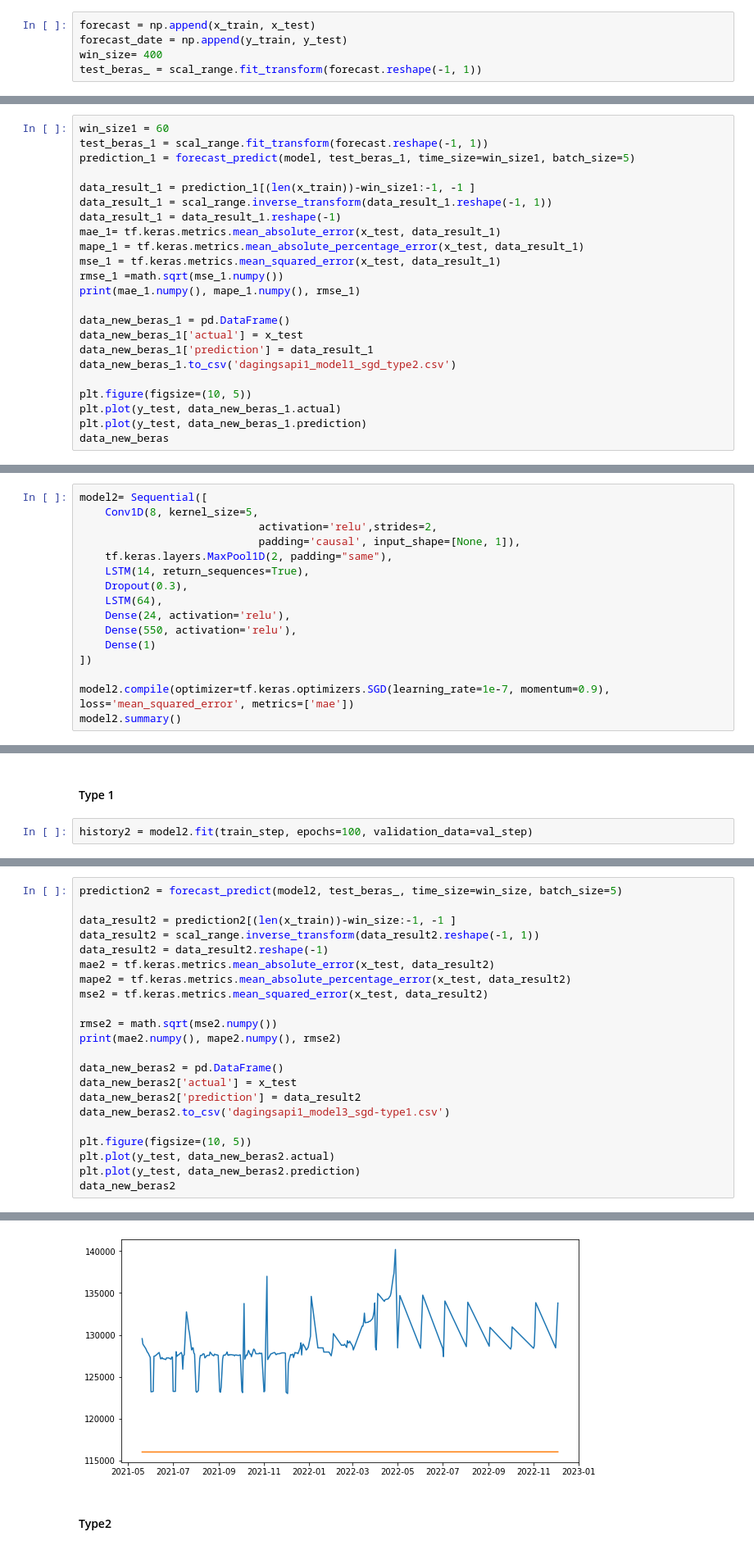
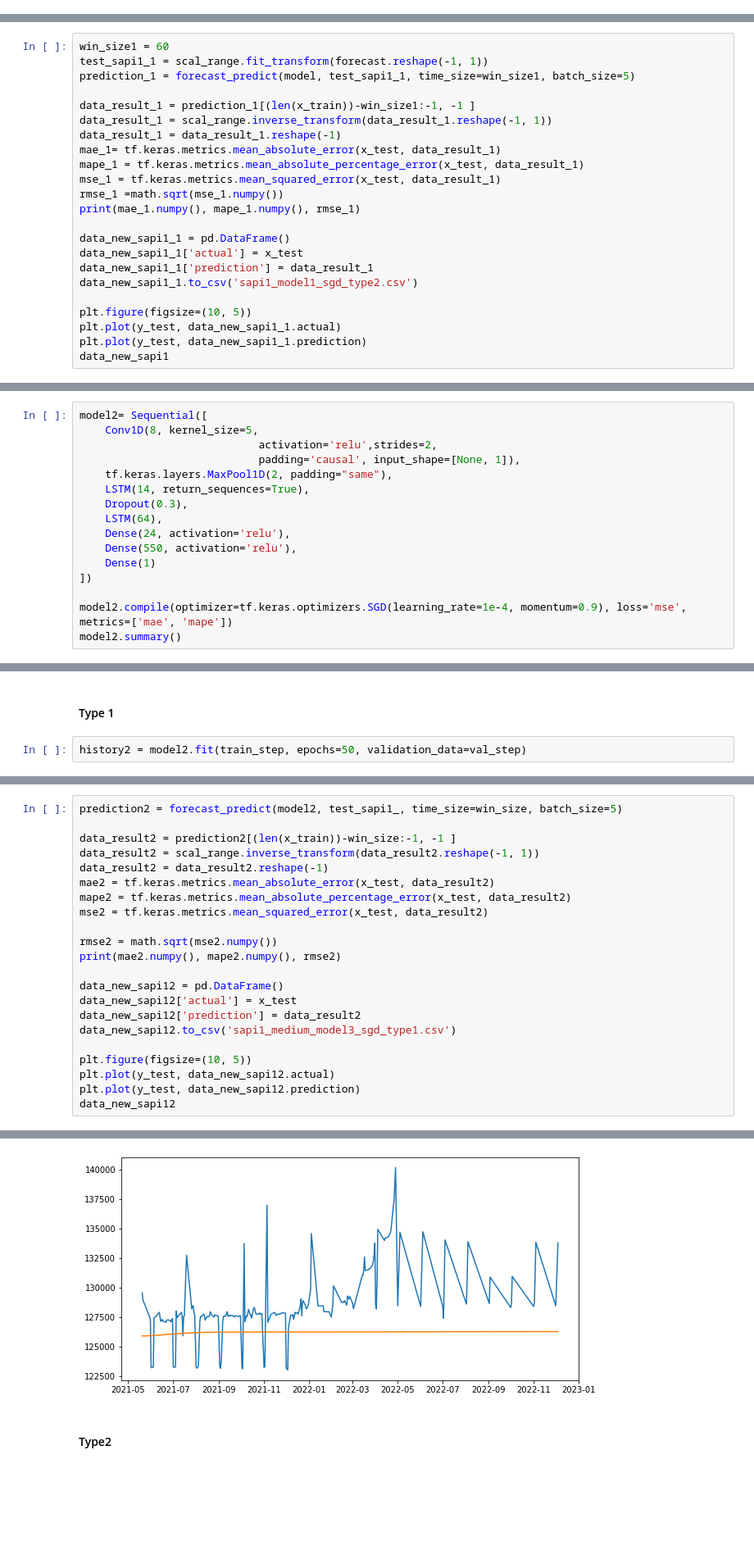
Before and after one commit to mels4/price_predict_Conv-LSTM, a Jupyter notebook: daging_sapi1.ipynb, the cells around one changed output, grey strips where cells are left out. Shown at 82% size. Cells and saved outputs as stored; diff of their text form; blank space fills up the shorter version.

Commit message:
add value training data of daging dapi 1

```diff
--- a/daging_sapi1.ipynb
+++ b/daging_sapi1.ipynb
@@ -172,6 +179 @@ plt.show()
-# %%
-forecast = np.append(x_train, x_test)
-forecast_date = np.append(y_train, y_test)
-win_size= 400
-test_beras_ = scal_range.fit_transform(forecast.reshape(-1, 1))
 # %%
@@ -251,7 +253,7 @@ plt.show()
 # %%
 win_size1 = 60
-test_beras_1 = scal_range.fit_transform(forecast.reshape(-1, 1))
-prediction_1 = forecast_predict(model, test_beras_1, time_size=win_size1, batch_size=5)
+test_sapi1_1 = scal_range.fit_transform(forecast.reshape(-1, 1))
+prediction_1 = forecast_predict(model, test_sapi1_1, time_size=win_size1, batch_size=5)
 
 data_result_1 = prediction_1[(len(x_train))-win_size1:-1, -1 ]
 data_result_1 = scal_range.inverse_transform(data_result_1.reshape(-1, 1))
@@ -262,13 +264,13 @@ mse_1 = tf.keras.metrics.mean_squared_error(x_test, data_result_1)
 rmse_1 =math.sqrt(mse_1.numpy())
 print(mae_1.numpy(), mape_1.numpy(), rmse_1)
 
-data_new_beras_1 = pd.DataFrame()
-data_new_beras_1['actual'] = x_test
-data_new_beras_1['prediction'] = data_result_1
-data_new_beras_1.to_csv('dagingsapi1_model1_sgd_type2.csv')
+data_new_sapi1_1 = pd.DataFrame()
+data_new_sapi1_1['actual'] = x_test
+data_new_sapi1_1['prediction'] = data_result_1
+data_new_sapi1_1.to_csv('sapi1_model1_sgd_type2.csv')
 
 plt.figure(figsize=(10, 5))
-plt.plot(y_test, data_new_beras_1.actual)
-plt.plot(y_test, data_new_beras_1.prediction)
-data_new_beras
+plt.plot(y_test, data_new_sapi1_1.actual)
+plt.plot(y_test, data_new_sapi1_1.prediction)
+data_new_sapi1
 # %% [output]
@@ -1146,7 +1141,7 @@ model2= Sequential([
     Dense(1)
 ])
 
-model2.compile(optimizer=tf.keras.optimizers.SGD(learning_rate=1e-7, momentum=0.9), loss='mean_squared_error', metrics=['mae'])
+model2.compile(optimizer=tf.keras.optimizers.SGD(learning_rate=1e-4, momentum=0.9), loss='mse', metrics=['mae', 'mape'])
 model2.summary()
 # %% [output]
 Model: "sequential_4"
@@ -1171,5 +1166,5 @@ _________________________________________________________________
 # %% [markdown]
 #### Type 1
 # %%
-history2 = model2.fit(train_step, epochs=100, validation_data=val_step)
+history2 = model2.fit(train_step, epochs=50, validation_data=val_step)
 # %% [output]
@@ -1212,5 +1207,5 @@ plt.show()
 # %%
-prediction2 = forecast_predict(model2, test_beras_, time_size=win_size, batch_size=5)
+prediction2 = forecast_predict(model2, test_sapi1_, time_size=win_size, batch_size=5)
 
 data_result2 = prediction2[(len(x_train))-win_size:-1, -1 ]
 data_result2 = scal_range.inverse_transform(data_result2.reshape(-1, 1))
@@ -1222,13 +1217,13 @@ mse2 = tf.keras.metrics.mean_squared_error(x_test, data_result2)
 rmse2 = math.sqrt(mse2.numpy())
 print(mae2.numpy(), mape2.numpy(), rmse2)
 
-data_new_beras2 = pd.DataFrame()
-data_new_beras2['actual'] = x_test
-data_new_beras2['prediction'] = data_result2
-data_new_beras2.to_csv('dagingsapi1_model3_sgd-type1.csv')
+data_new_sapi12 = pd.DataFrame()
+data_new_sapi12['actual'] = x_test
+data_new_sapi12['prediction'] = data_result2
+data_new_sapi12.to_csv('sapi1_medium_model3_sgd_type1.csv')
 
 plt.figure(figsize=(10, 5))
-plt.plot(y_test, data_new_beras2.actual)
-plt.plot(y_test, data_new_beras2.prediction)
-data_new_beras2
+plt.plot(y_test, data_new_sapi12.actual)
+plt.plot(y_test, data_new_sapi12.prediction)
+data_new_sapi12
 # %% [output]
@@ -1249,5 +1244,5 @@ data_new_beras2
 234 rows × 2 columns
-[figure, old version]
+[figure, new version]
 # %% [markdown]
 #### Type2
 # %%
```
Also changed, not shown: parts of 61 cells of this notebook.
